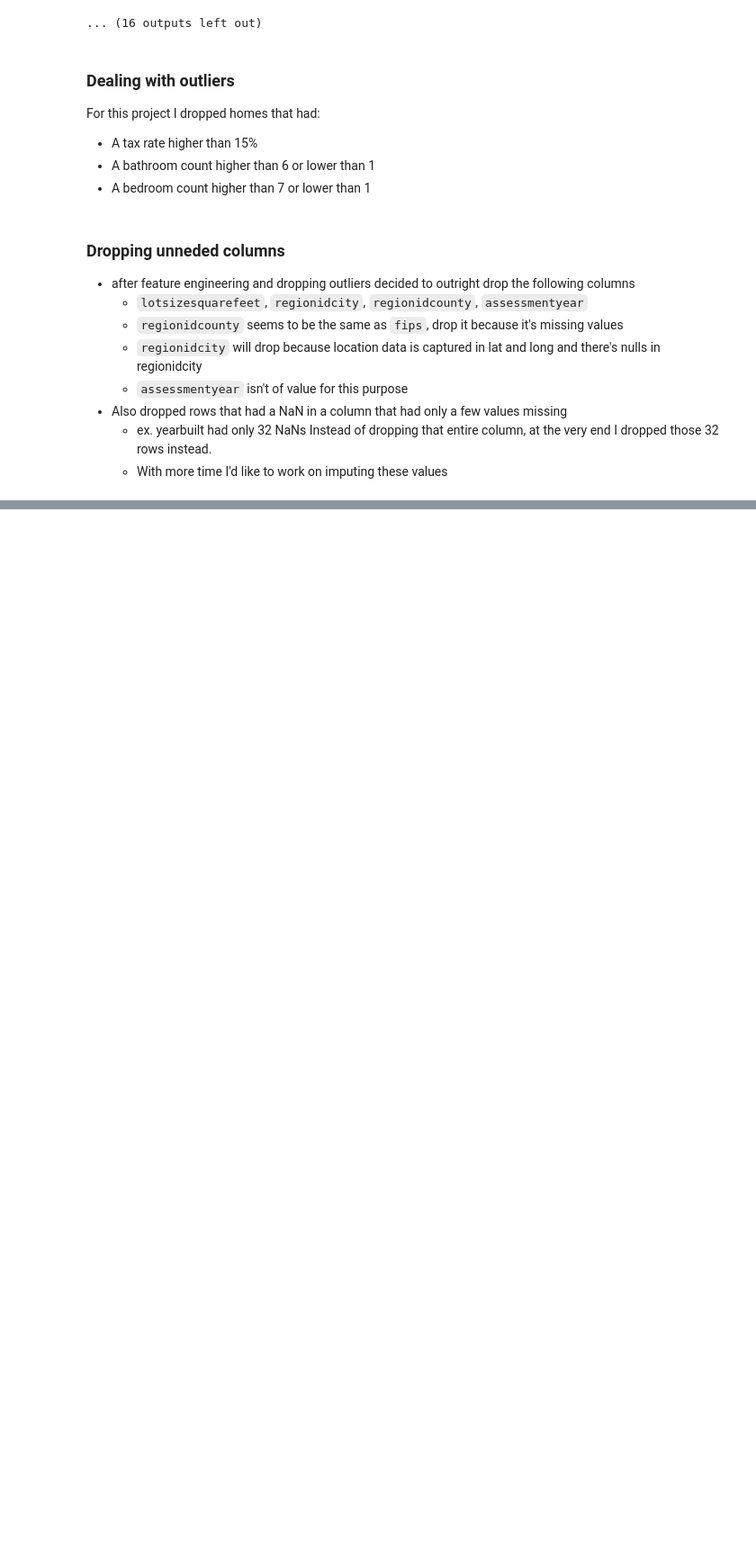
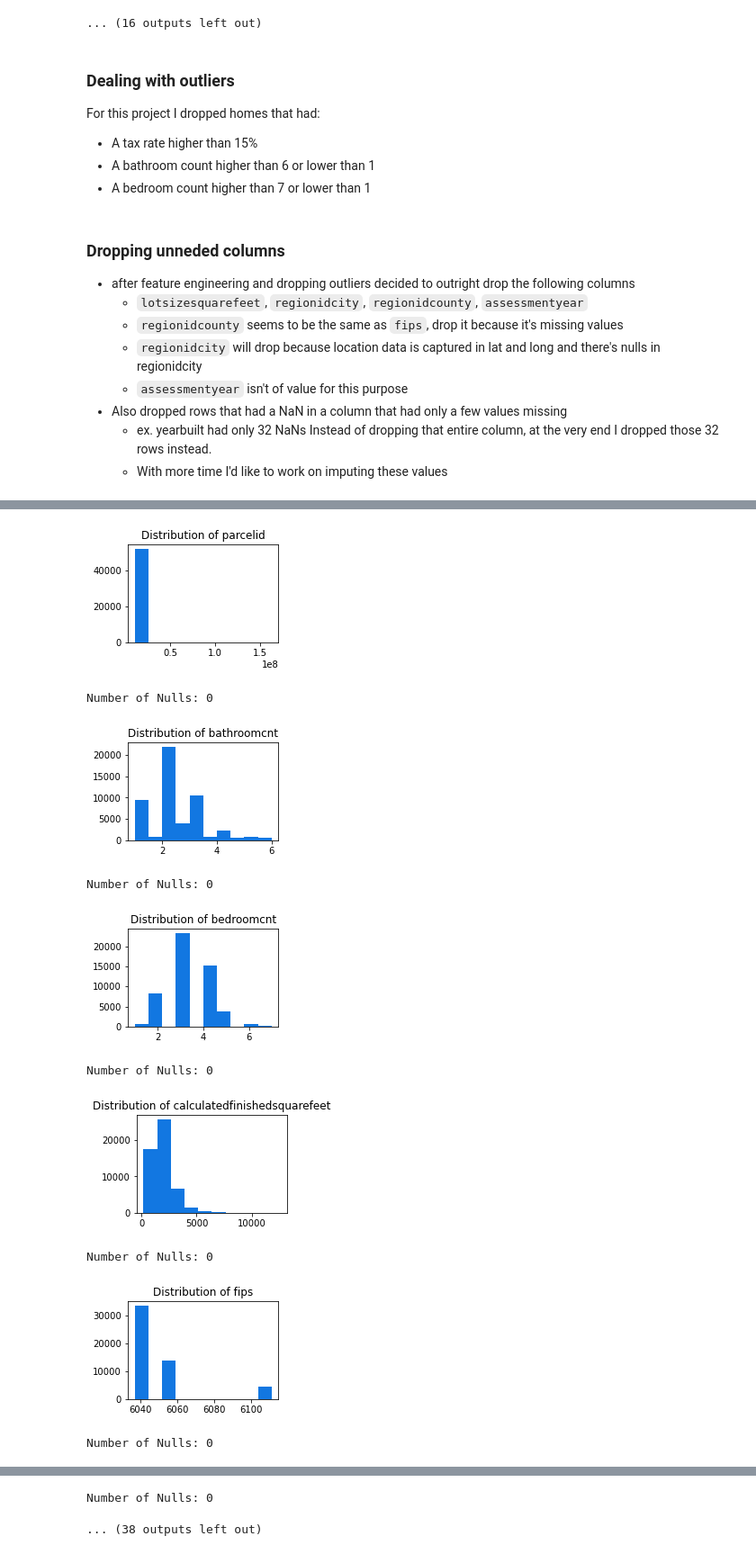
Before and after one commit to HeatherOrtegaMcMillan/Zillow_clustering_project, a Jupyter notebook: final_notebook.ipynb, the cells around one changed output, grey strips where cells are left out. Shown at 90% size. Saved outputs shown, nothing was run; the diff lists cells and outputs as text; code cells hidden in the pictures; blank space fills up the shorter version.

```diff
--- a/final_notebook.ipynb
+++ b/final_notebook.ipynb
@@ -290,0 +305,13 @@ df = w.wrangle_zillow()
+# %%
+ex.plot_variable_dist(df.drop(columns = 'yearbuilt_bins'))
+# %% [output]
+[figure, added]
+Number of Nulls: 0
+[figure, added]
+Number of Nulls: 0
+[figure, added]
+Number of Nulls: 0
+[figure, added]
+Number of Nulls: 0
+[figure, added]
+Number of Nulls: 0
@@ -290,0 +319,2 @@ df = w.wrangle_zillow()
+Number of Nulls: 0
+... (38 outputs left out)
```
Also changed, not shown: parts of 93 cells of this notebook, 4 other files.
